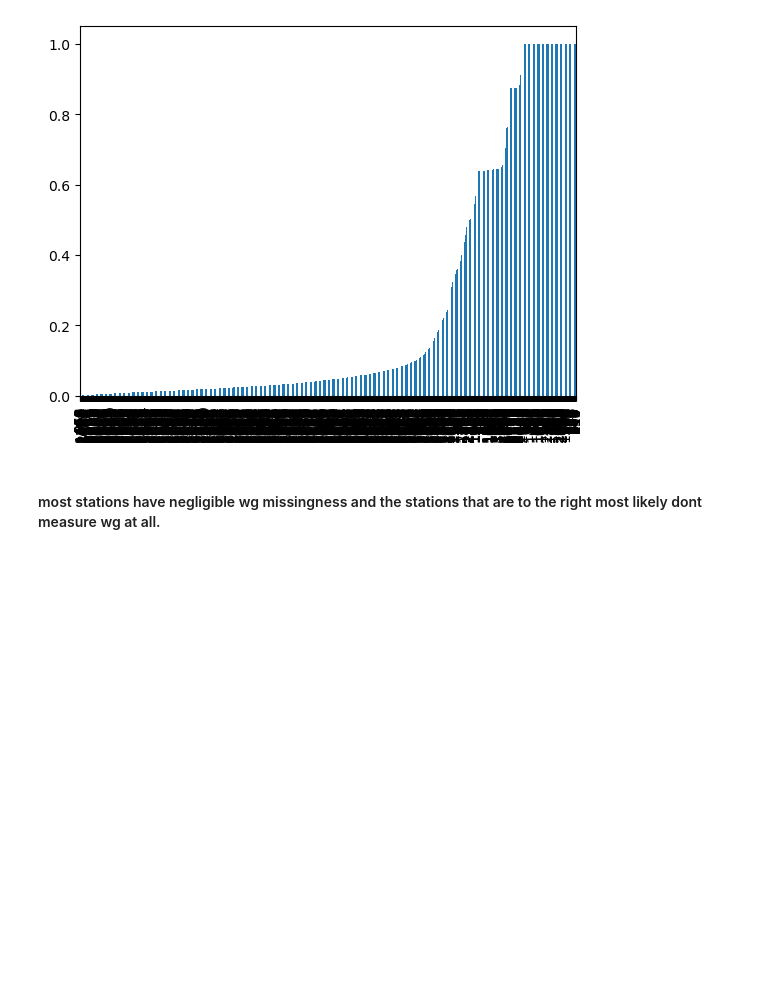
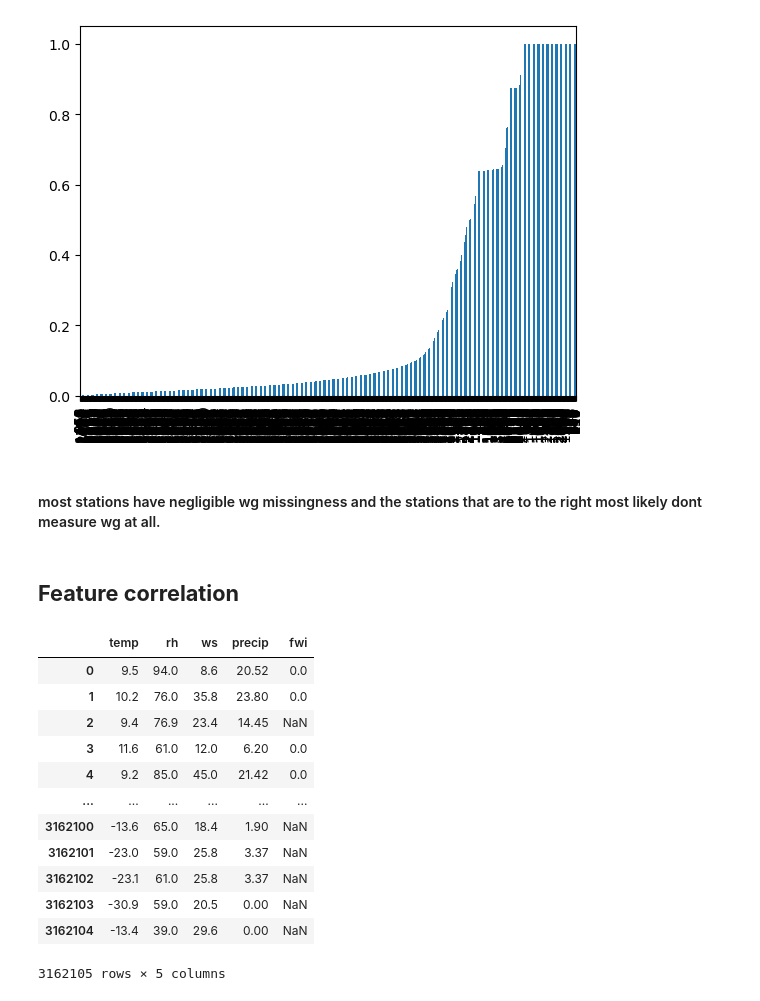
Before and after one commit to Mussab157/Wildfire-Prediction-Classification, a Jupyter notebook: notebooks/01_eda.ipynb, the cells around one changed output. Saved outputs shown, nothing was run; the diff lists cells and outputs as text; code cells hidden in the pictures; blank space fills up the shorter version.

Commit message:
Determining feature correlation

```diff
--- a/notebooks/01_eda.ipynb
+++ b/notebooks/01_eda.ipynb
@@ -742,3 +737,22 @@ df_aes_isna['empty/total'].sort_values(ascending=True).plot(kind='bar')
 [figure]
 # %% [markdown]
 #### most stations have negligible wg missingness and the stations that are to the right most likely dont measure wg at all.
+# %% [markdown]
+## **Feature correlation**
+# %%
+df_model_features=dataset[['temp', 'rh', 'ws', 'precip', 'fwi']]
+df_model_features
+# %% [output]
+|  | temp | rh | ws | precip | fwi |
+| 0 | 9.5 | 94.0 | 8.6 | 20.52 | 0.0 |
+| 1 | 10.2 | 76.0 | 35.8 | 23.80 | 0.0 |
+| 2 | 9.4 | 76.9 | 23.4 | 14.45 | NaN |
+| 3 | 11.6 | 61.0 | 12.0 | 6.20 | 0.0 |
+| 4 | 9.2 | 85.0 | 45.0 | 21.42 | 0.0 |
+| ... | ... | ... | ... | ... | ... |
+| 3162100 | -13.6 | 65.0 | 18.4 | 1.90 | NaN |
+| 3162101 | -23.0 | 59.0 | 25.8 | 3.37 | NaN |
+| 3162102 | -23.1 | 61.0 | 25.8 | 3.37 | NaN |
+| 3162103 | -30.9 | 59.0 | 20.5 | 0.00 | NaN |
+| 3162104 | -13.4 | 39.0 | 29.6 | 0.00 | NaN |
+3162105 rows × 5 columns
```
Also changed, not shown: parts of 15 cells of this notebook.
